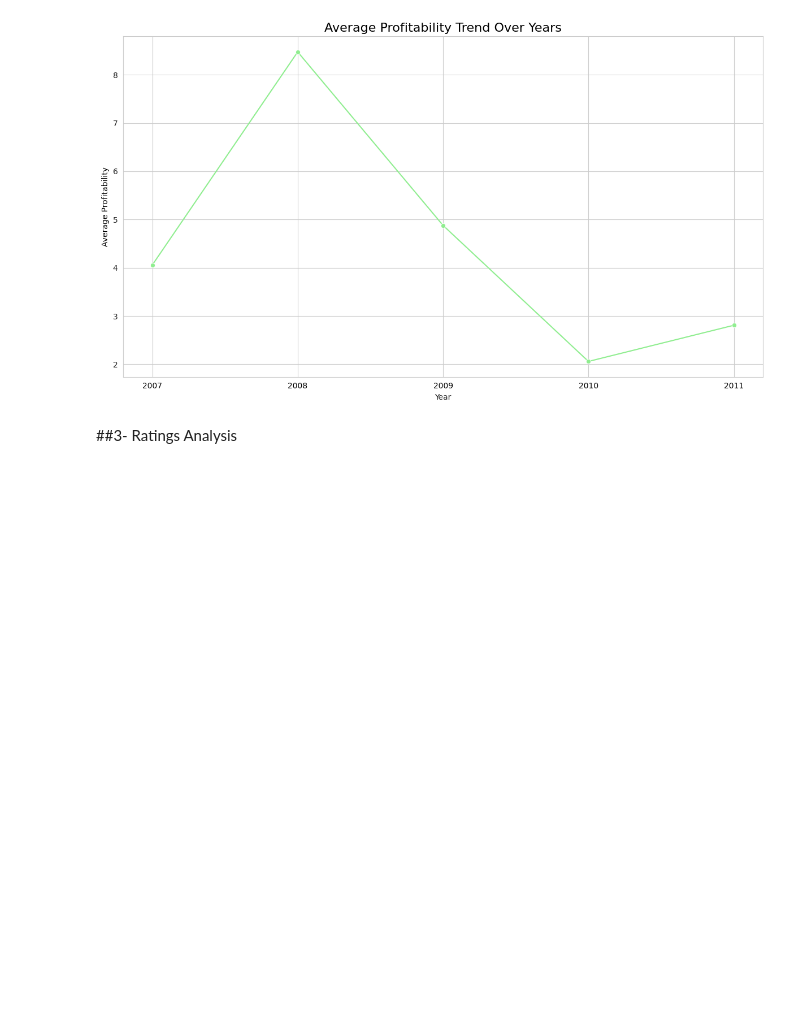
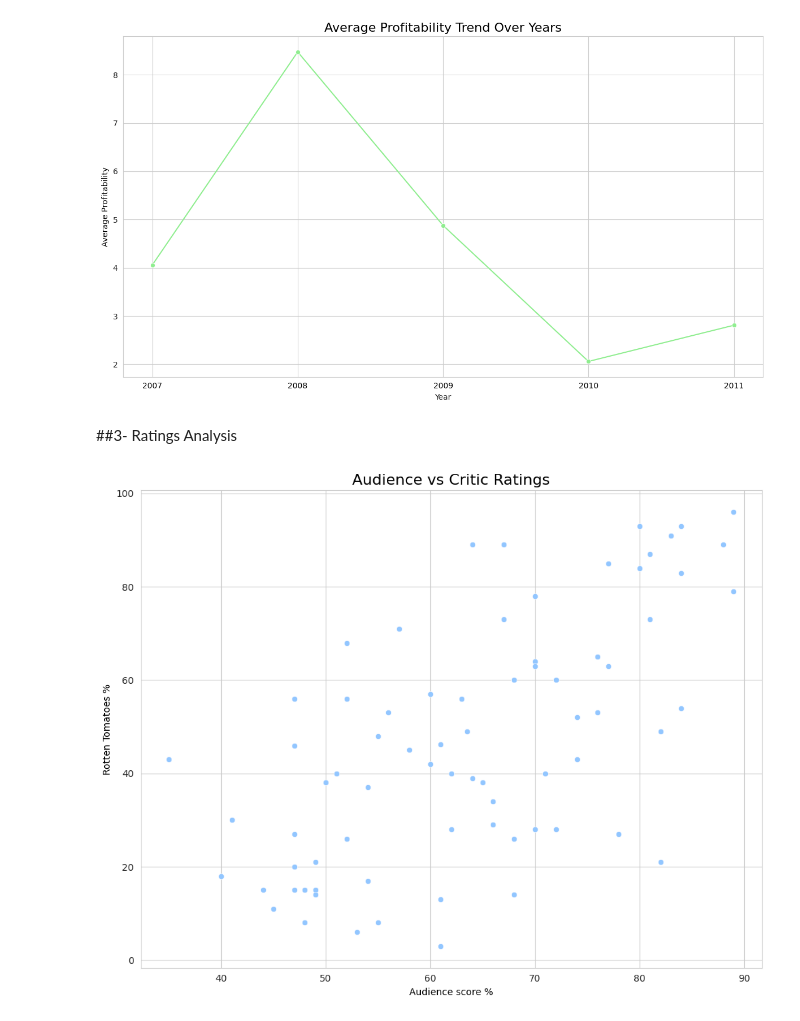
Before and after one commit to Mohamedsadek12/Movie-Dataset-Preprocessing, a Jupyter notebook: Movie_DataSet.ipynb, the cells around one changed output. Cells and saved outputs as stored; diff of their text form; code cells hidden in the pictures; blank space fills up the shorter version.

Commit message:
edited on visualization

```diff
--- a/Movie_DataSet.ipynb
+++ b/Movie_DataSet.ipynb
@@ -235,3 +235,13 @@ plt.show()
 [figure]
 # %% [markdown]
 ##3- Ratings Analysis
+# %%
+plt.figure(figsize=(10, 8))
+sns.scatterplot(x='Audience score %', y='Rotten Tomatoes %', data=df)
+plt.title('Audience vs Critic Ratings', color='Black', fontsize=16)
+plt.xlabel('Audience score %', color='Black')
+plt.ylabel('Rotten Tomatoes %', color='Black')
+plt.tight_layout()
+plt.show()
+# %% [output]
+[figure, added]
```
Also changed, not shown: parts of 16 cells of this notebook, 1 other file.
